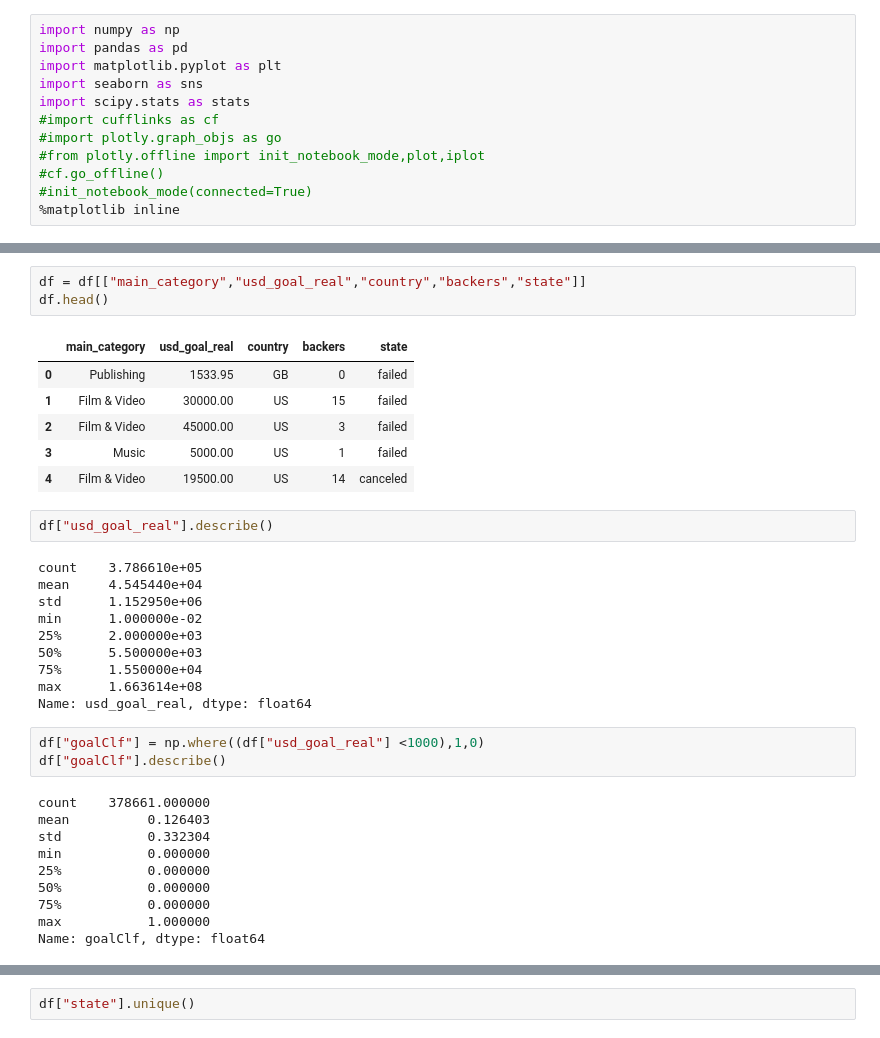
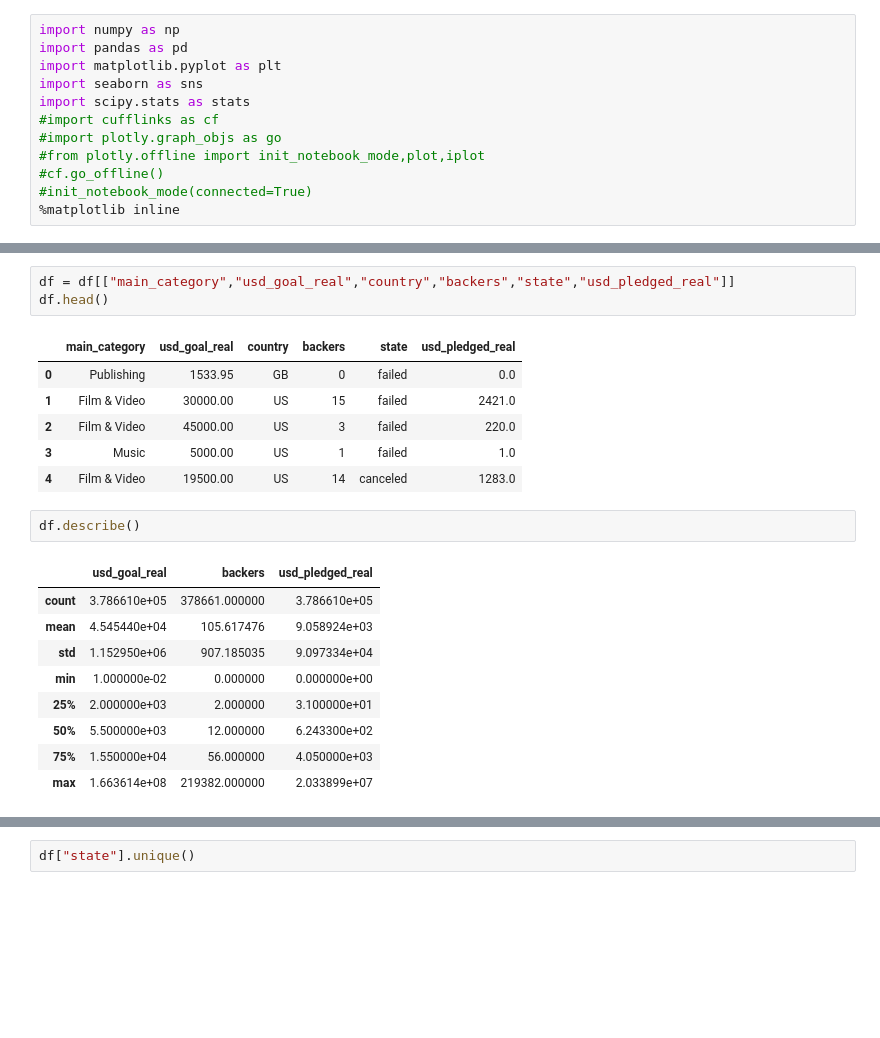
Before and after one commit to coskunfurkan/kickStarter, a Jupyter notebook: kickstart.ipynb, the cells around one changed output, grey strips where cells are left out. Saved outputs shown, nothing was run; the diff lists cells and outputs as text; blank space fills up the shorter version.

```diff
--- a/kickstart.ipynb
+++ b/kickstart.ipynb
@@ -21,37 +21,24 @@ df.head()
 | 3 | 1000007540 | ToshiCapital Rekordz Needs Help t... | Music | Music | USD | 2012-04-16 | 5000.0 | 2012-03-17 03:24:11 | 1.0 | failed | ... |
 | 4 | 1000011046 | Community Film Project: The Art o... | Film & Video | Film & Video | USD | 2015-08-29 | 19500.0 | 2015-07-04 08:35:03 | 1283.0 | canceled | ... |
 # %%
-df = df[["main_category","usd_goal_real","country","backers","state"]]
+df = df[["main_category","usd_goal_real","country","backers","state","usd_pledged_real"]]
 df.head()
 # %% [output]
-|  | main_category | usd_goal_real | country | backers | state |
-| 0 | Publishing | 1533.95 | GB | 0 | failed |
-| 1 | Film & Video | 30000.00 | US | 15 | failed |
-| 2 | Film & Video | 45000.00 | US | 3 | failed |
-| 3 | Music | 5000.00 | US | 1 | failed |
-| 4 | Film & Video | 19500.00 | US | 14 | canceled |
+|  | main_category | usd_goal_real | country | backers | state | usd_pledged_real |
+| 0 | Publishing | 1533.95 | GB | 0 | failed | 0.0 |
+| 1 | Film & Video | 30000.00 | US | 15 | failed | 2421.0 |
+| 2 | Film & Video | 45000.00 | US | 3 | failed | 220.0 |
+| 3 | Music | 5000.00 | US | 1 | failed | 1.0 |
+| 4 | Film & Video | 19500.00 | US | 14 | canceled | 1283.0 |
 # %%
-df["usd_goal_real"].describe()
+df.describe()
 # %% [output]
-count    3.786610e+05
-mean     4.545440e+04
-std      1.152950e+06
-min      1.000000e-02
-25%      2.000000e+03
-50%      5.500000e+03
-75%      1.550000e+04
-max      1.663614e+08
-Name: usd_goal_real, dtype: float64
+|  | usd_goal_real | backers | usd_pledged_real |
+| count | 3.786610e+05 | 378661.000000 | 3.786610e+05 |
+| mean | 4.545440e+04 | 105.617476 | 9.058924e+03 |
+| std | 1.152950e+06 | 907.185035 | 9.097334e+04 |
+| min | 1.000000e-02 | 0.000000 | 0.000000e+00 |
+| 25% | 2.000000e+03 | 2.000000 | 3.100000e+01 |
+| 50% | 5.500000e+03 | 12.000000 | 6.243300e+02 |
+| 75% | 1.550000e+04 | 56.000000 | 4.050000e+03 |
+| max | 1.663614e+08 | 219382.000000 | 2.033899e+07 |
-# %%
-df["goalClf"] = np.where((df["usd_goal_real"] <1000),1,0)
-df["goalClf"].describe()
-# %% [output]
-count    378661.000000
-mean          0.126403
-std           0.332304
-min           0.000000
-25%           0.000000
-50%           0.000000
-75%           0.000000
-max           1.000000
-Name: goalClf, dtype: float64
```
Also changed, not shown: parts of 35 cells of this notebook.
